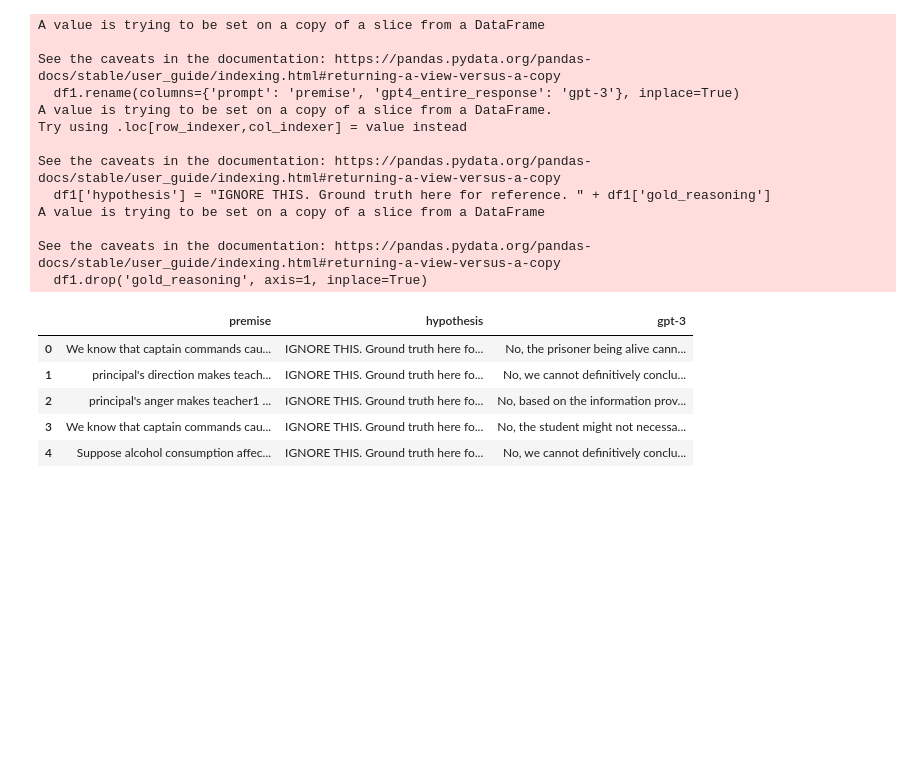
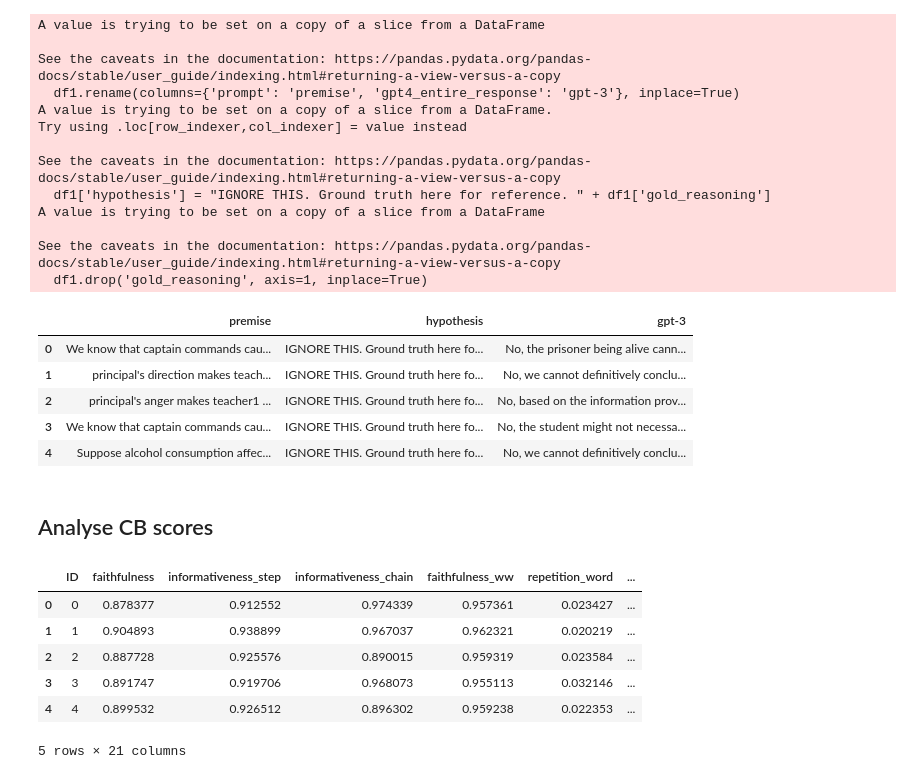
Before and after one commit to TheBlueHawk/CausalLLMs, a Jupyter notebook: roscoe_exp/roscoe_experiment.ipynb, the cells around one changed output. Drawn from its saved outputs; the diff is of its cells as text; code cells hidden in the pictures; blank space fills up the shorter version.

```diff
--- a/roscoe_exp/roscoe_experiment.ipynb
+++ b/roscoe_exp/roscoe_experiment.ipynb
@@ -499,3 +499,17 @@ See the caveats in the documentation: https://pandas.pydata.org/pandas-docs/stab
 # %%
 # save the dataframe to a jsonl file
 df1.to_json('20230414_GPT4_response_5_toy_examples_causalbenchmark.jsonl', orient='records', lines=True)
+# %% [markdown]
+## Analyse CB scores
+# %%
+clean_tsv("scores/roscoe-512-roberta-base/scores_causalbenchmark_toy.tsv")
+df_cb_toy = pd.read_table("scores/roscoe-512-roberta-base/scores_causalbenchmark_toy.tsv", sep=' ', header=0)
+df_cb_toy.head()
+# %% [output]
+|  | ID | faithfulness | informativeness_step | informativeness_chain | faithfulness_ww | repetition_word | ... |
+| 0 | 0 | 0.878377 | 0.912552 | 0.974339 | 0.957361 | 0.023427 | ... |
+| 1 | 1 | 0.904893 | 0.938899 | 0.967037 | 0.962321 | 0.020219 | ... |
+| 2 | 2 | 0.887728 | 0.925576 | 0.890015 | 0.959319 | 0.023584 | ... |
+| 3 | 3 | 0.891747 | 0.919706 | 0.968073 | 0.955113 | 0.032146 | ... |
+| 4 | 4 | 0.899532 | 0.926512 | 0.896302 | 0.959238 | 0.022353 | ... |
+5 rows × 21 columns
```
Also changed, not shown: parts of 5 cells of this notebook, 1 other file.
